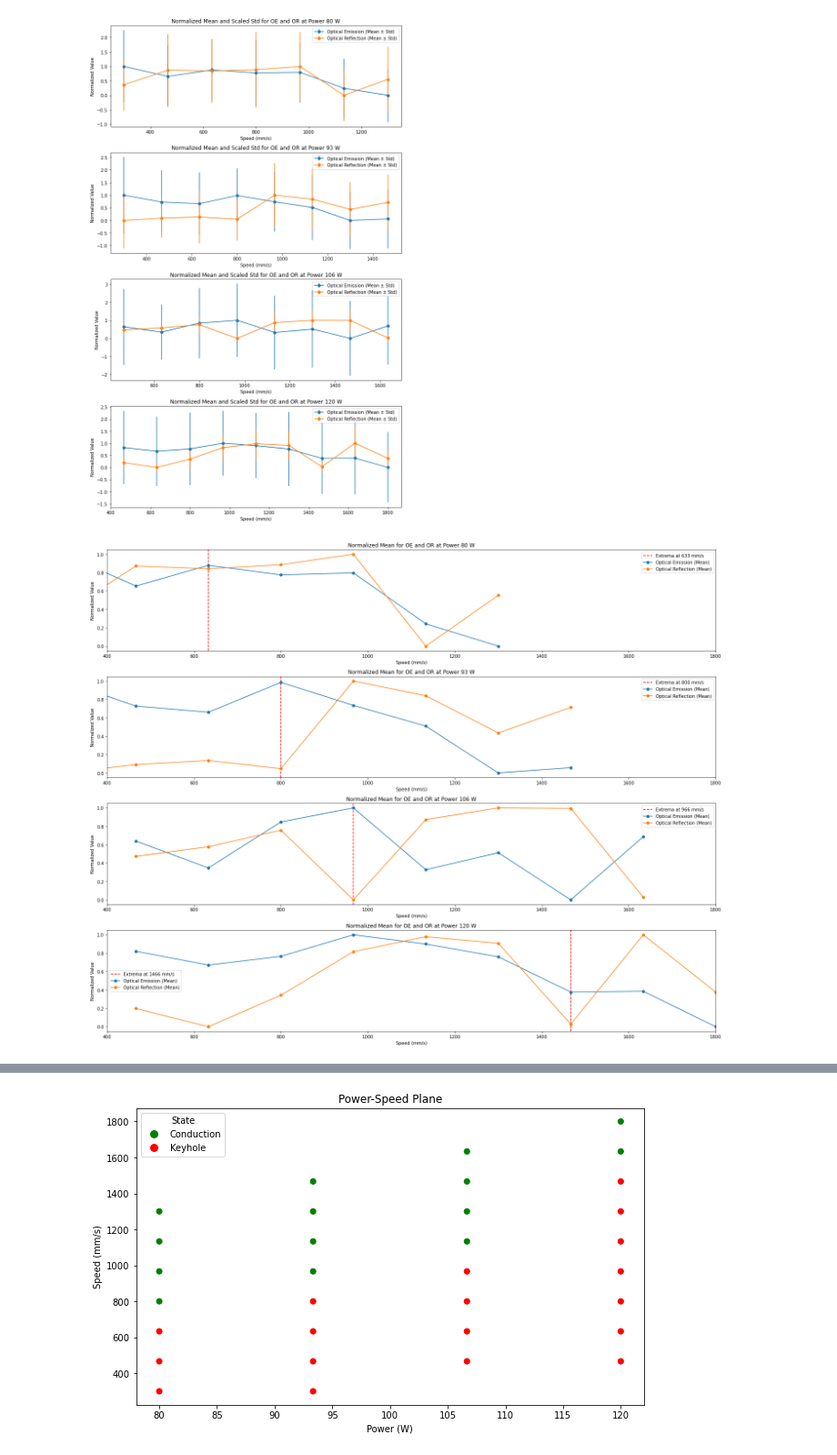
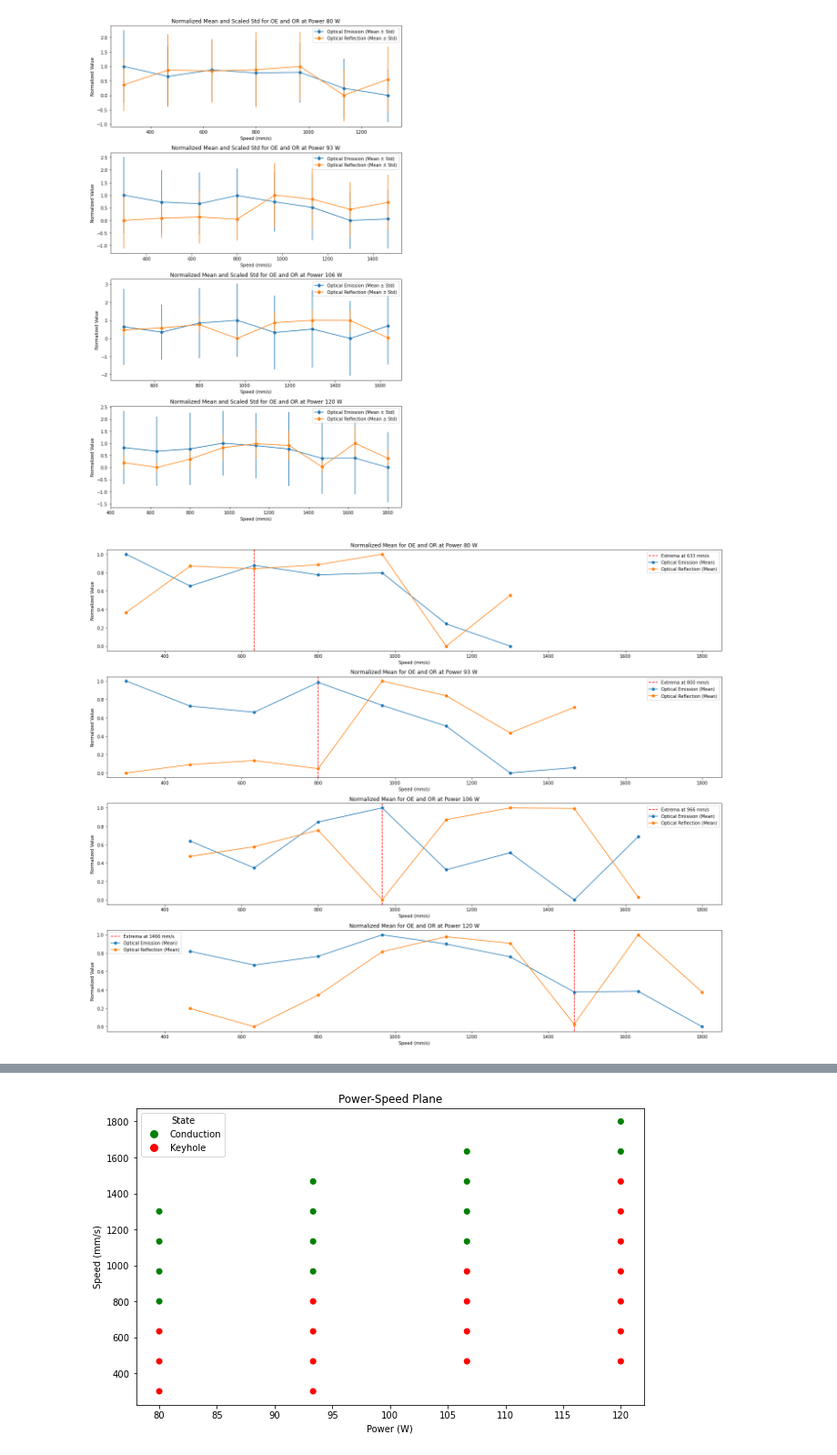
Before and after one commit to GiulioMa/DeepPhysicsSim, a Jupyter notebook: 4_Laser_Process_Analysis_Keyhole_Conduction_Cube2.ipynb, the cells around one changed output, grey strips where cells are left out. Shown at 91% size. Saved outputs shown, nothing was run; the diff lists cells and outputs as text; code cells hidden in the pictures.

```diff
--- a/4_Laser_Process_Analysis_Keyhole_Conduction_Cube2.ipynb
+++ b/4_Laser_Process_Analysis_Keyhole_Conduction_Cube2.ipynb
@@ -352,32 +352,32 @@ for idx, (power, mean_std_channel) in enumerate(mean_std_results.items()):
     normalized_or_means = (or_means - min_or) / (max_or - min_or)
 
     # Find local maxima for OE and local minima for OR
     oe_peaks, _ = find_peaks(normalized_oe_means)
     or_peaks, _ = find_peaks(-normalized_or_means)  # Invert to find local minima
 
     # Find speeds where OE has local maxima and OR has local minima
     common_speeds = np.intersect1d(speeds[oe_peaks], speeds[or_peaks])
 
     # Choose the speed according to the rules provided
     if len(common_speeds) > 0:
         selected_speed = common_speeds[-1]  # Choose the one on the right (higher speed)
     else:
         selected_speed = speeds[or_peaks[-1]]  # Choose the local min in OR furthest on the right as fallback
 
     # Plot the data
     ax.errorbar(speeds, normalized_oe_means, fmt='o-', label='Optical Emission (Mean)')
     ax.errorbar(speeds, normalized_or_means, fmt='o-', label='Optical Reflection (Mean)')
 
     # Highlight the selected speed
     ax.axvline(x=selected_speed, color='r', linestyle='--', label=f'Extrema at {int(selected_speed)} mm/s')
 
     ax.set_title(f'Normalized Mean for OE and OR at Power {int(power)} W')
     ax.set_xlabel('Speed (mm/s)')
     ax.set_ylabel('Normalized Value')
-    ax.set_xlim([400, 1800])
+    ax.set_xlim([250, 1850])
     ax.legend()
 
 plt.tight_layout()
 plt.show()
 # %% [output]
-[figure, old version]
+[figure, new version]
```
Also changed, not shown: parts of 1 cell of this notebook, 1 other file.
